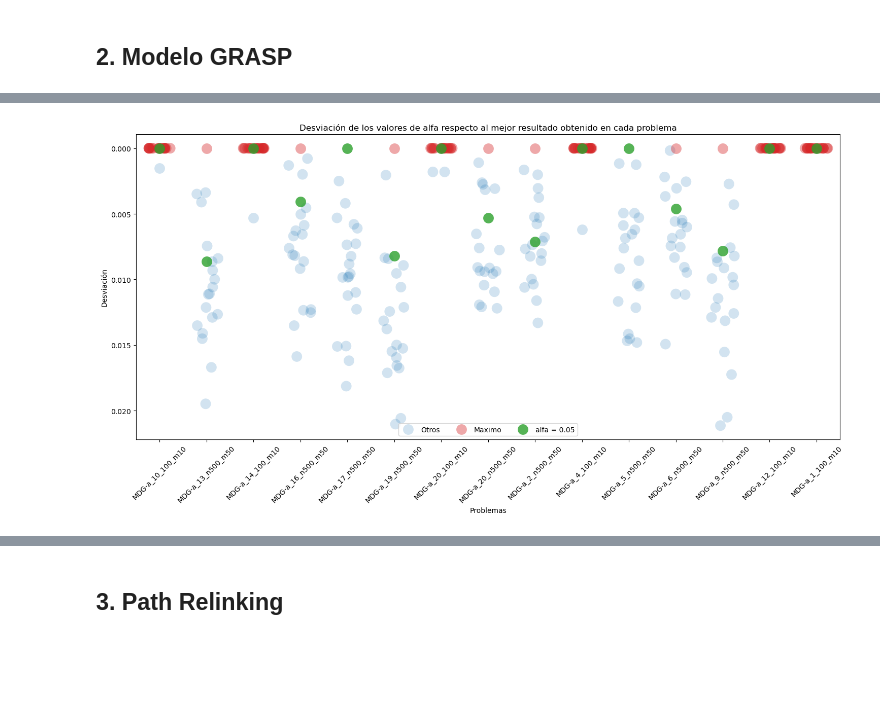
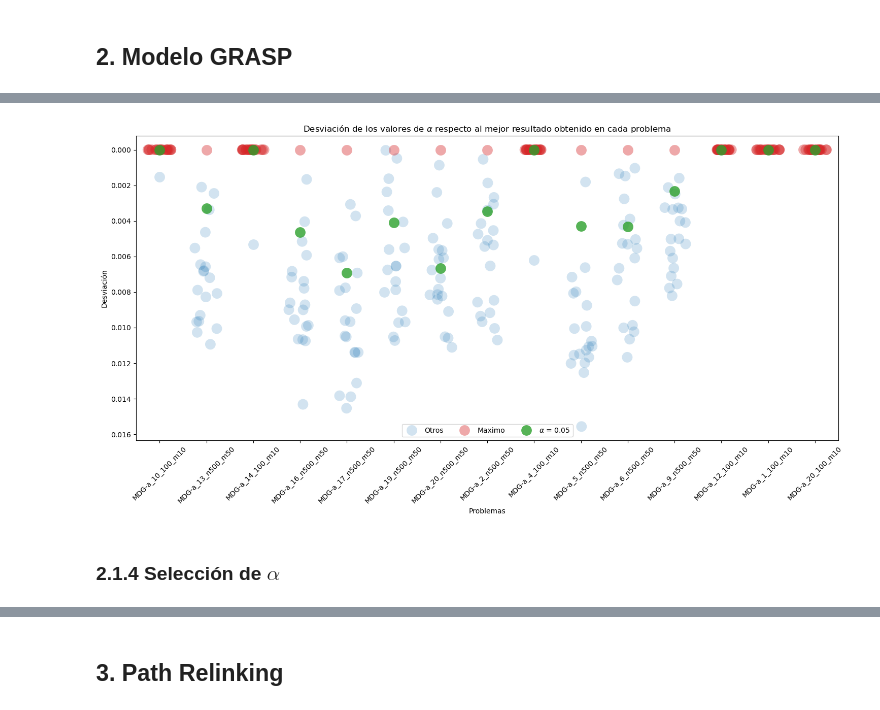
Before and after one commit to ensabai/Trabajo-Log-stica, a Jupyter notebook: notebook.ipynb, the cells around one changed output, grey strips where cells are left out. Saved outputs shown, nothing was run; the diff lists cells and outputs as text; code cells hidden in the pictures; blank space fills up the shorter version.

Commit message:
Alfa igual a 0.1

```diff
--- a/notebook.ipynb
+++ b/notebook.ipynb
@@ -69,3 +68,0 @@ Objective Value: 7690.35
-# %%
-data = pd.read_csv("resultados.csv", sep=";")
-data
@@ -86,8 +71,22 @@ data
 # %%
-# Calcular el máximo y la desviación estándar
-data["Maximo"] = float(0)
-for archivo in data["archivo"].unique():
-    data.loc[data["archivo"] == archivo,"Maximo"] = data[data["archivo"] == archivo]["valor"].values.max()
-data["Dev"] = (data["Maximo"] - data["valor"]) / data["Maximo"]
-data
+def calibrar_alfa(path):
+    data = pd.read_csv(path, sep=";")
+
+    # Calcular el máximo y la desviación estándar
+    data["Maximo"] = float(0)
+    for archivo in data["archivo"].unique():
+        data.loc[data["archivo"] == archivo,"Maximo"] = data[data["archivo"] == archivo]["valor"].values.max()
+    data["Dev"] = (data["Maximo"] - data["valor"]) / data["Maximo"]
+
+    alpha_max = data.loc[:,["alpha","Dev"]].groupby("alpha").mean("Dev").sort_values("Dev").head(1).index[0]
+
+    data["Color"] = ['Maximo' if x[1]["valor"] == x[1]["Maximo"] else "Otros" for x in data.iterrows()]
+    data.loc[data["alpha"] == alpha_max, "Color"] = f"$\\alpha$ = {alpha_max}"
+
+    return data, alpha_max
+
+data_1, alpha_max_1 = calibrar_alfa("resultados/resultados_1.0s.csv")
+
+# Seleccionar el mejor alfa
+data_1.loc[:,["alpha","Dev"]].groupby("alpha").mean("Dev").sort_values("Dev").head()
 # %% [output]
@@ -118,2 +159,5 @@ data.loc[:,["alpha","Dev"]].groupby("alpha").mean("Dev").sort_values("Dev").head
 # %%
-alpha_max = data.loc[:,["alpha","Dev"]].groupby("alpha").mean("Dev").sort_values("Dev").head(1).index[0]
+data_10, alpha_max_10 = calibrar_alfa("resultados/resultados_10.0s.csv")
+
+# Seleccionar el mejor alfa
+data_10.loc[:,["alpha","Dev"]].groupby("alpha").mean("Dev").sort_values("Dev").head()
@@ -123,21 +172,23 @@ data.loc[data["alpha"] == alpha_max, "Color"] = f"alfa = {alpha_max}"
 # %%
 custom_palette = {
     'Otros': '#1f77b4',
-    f"alfa = {alpha_max}": '#2ca02c',
+    f"$\\alpha$ = {alpha_max_10}": '#2ca02c',
     'Maximo': '#d62728'
 }
 
 fig, ax = plt.subplots(figsize=(15,8))
-sns.stripplot(data=data[np.logical_and(data["alpha"] != alpha_max, data["valor"] != data["Maximo"])], x="archivo", y="Dev", hue="Color", alpha=0.2, ax=ax, size=15, jitter=0.25, palette=custom_palette)
-sns.stripplot(data=data[np.logical_and(data["alpha"] != alpha_max, data["valor"] == data["Maximo"])], x="archivo", y="Dev", hue="Color", alpha=0.4, ax=ax, size=15, jitter=0.25, palette=custom_palette)
-sns.stripplot(data=data[data["alpha"] == alpha_max], x="archivo", y="Dev", hue="Color", alpha=0.8, ax=ax, size=15, jitter=0.25, palette=custom_palette)
+sns.stripplot(data=data_10[data_10["Color"] == "Otros"], x="archivo", y="Dev", hue="Color", alpha=0.2, ax=ax, size=15, jitter=0.25, palette=custom_palette)
+sns.stripplot(data=data_10[data_10["Color"] == "Maximo"], x="archivo", y="Dev", hue="Color", alpha=0.4, ax=ax, size=15, jitter=0.25, palette=custom_palette)
+sns.stripplot(data=data_10[data_10["Color"] == f"$\\alpha$ = {alpha_max_10}"], x="archivo", y="Dev", hue="Color", alpha=0.8, ax=ax, size=15, jitter=0.25, palette=custom_palette)
 ax.tick_params(axis='x', rotation=45)
 ax.set_xlabel("Problemas")
 ax.set_ylabel("Desviación")
 ax.invert_yaxis()
-plt.title("Desviación de los valores de alfa respecto al mejor resultado obtenido en cada problema")
+plt.title("Desviación de los valores de $\\alpha$ respecto al mejor resultado obtenido en cada problema")
 plt.legend(ncol=3, loc="lower center", bbox_to_anchor=(0.5, 0))
 plt.tight_layout()
 plt.show()
 # %% [output]
-[figure, old version]
+[figure, new version]
+# %% [markdown]
+### 2.1.4 Selección de $\alpha$
```
Also changed, not shown: parts of 17 cells of this notebook, 6 other files.
